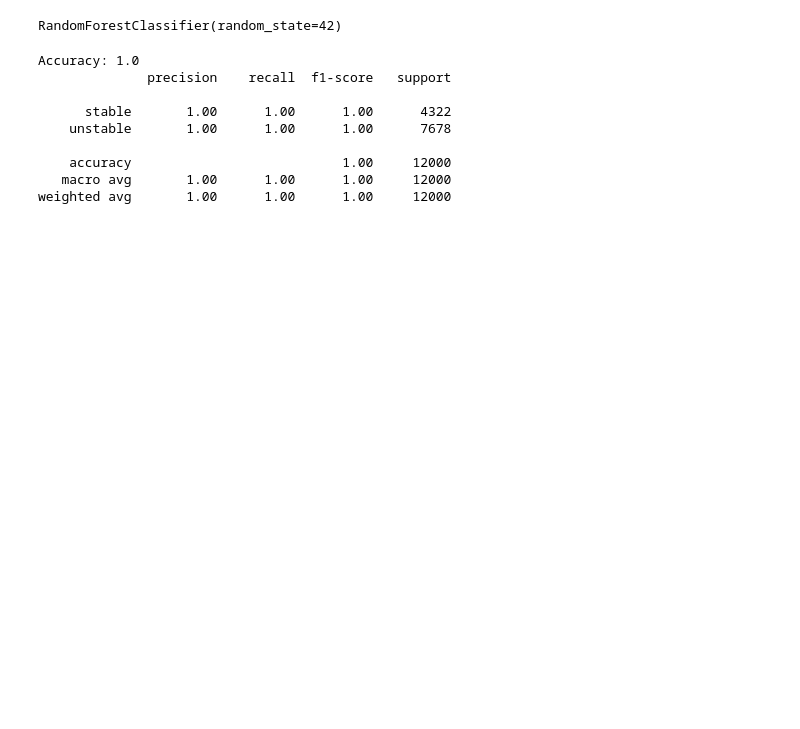
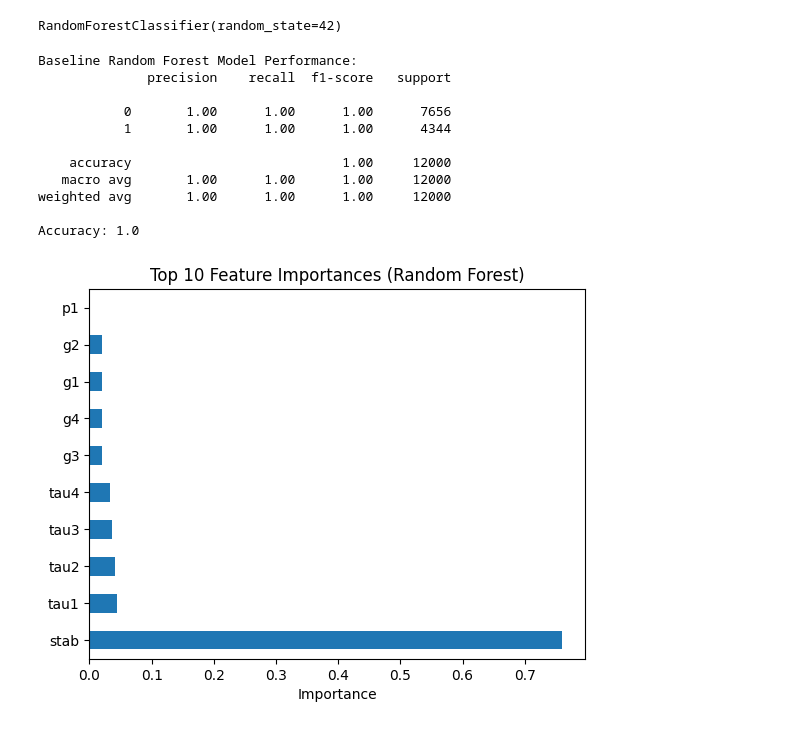
Before and after one commit to SachinRajput-SSR/Smart-Grid-Energy-Optimization, a Jupyter notebook: notebooks/01_data_exploration.ipynb, the cells around one changed output. Cells and saved outputs as stored; diff of their text form; code cells hidden in the pictures; blank space fills up the shorter version.

```diff
--- a/notebooks/01_data_exploration.ipynb
+++ b/notebooks/01_data_exploration.ipynb
@@ -36,0 +42,10 @@ data = data.drop_duplicates()
+# %%
+# 3. Data Cleaning
+print("\nMissing Values Per Column:")
+print(data.isnull().sum())
+data = data.drop_duplicates()
+print(f"Dataset shape after removing duplicates: {data.shape}")
+
+for col in data.select_dtypes(include=[np.number]).columns:
+    if data[col].isnull().sum() > 0:
+        data[col].fillna(data[col].median(), inplace=True)
@@ -37,4 +70,4 @@ data = data.drop_duplicates()
 # %%
-# 4. Define features and target
-X = data.drop('stabf', axis=1)
-y = data['stabf']
+# 4. Define Inputs and Output
+X = data.drop(columns=['stabf'])
+y = data['stabf'].map({'stable': 1, 'unstable': 0})  # Binary target
@@ -44,21 +74,42 @@ X_train, X_test, y_train, y_test = train_test_split(X, y, test_size=0.2, random_
+# %%
+# 5. Train-Test Split (80-20 stratified)
+X_train, X_test, y_train, y_test = train_test_split(
+    X, y, test_size=0.2, random_state=42, stratify=y
+)
+
+print("\nTraining set shape:", X_train.shape)
+print("Test set shape:", X_test.shape)
+print("Training Target Distribution:\n", y_train.value_counts())
+print("Test Target Distribution:\n", y_test.value_counts())
 # %%
-# 6. Select and train model (Random Forest)
-model = RandomForestClassifier(random_state=42)
+# 6. Baseline Model - Random Forest
+model = RandomForestClassifier(n_estimators=100, random_state=42)
 model.fit(X_train, y_train)
 # %% [output]
 RandomForestClassifier(random_state=42)
 # %%
 # 7. Predict and evaluate
 y_pred = model.predict(X_test)
+print("\nBaseline Random Forest Model Performance:")
+print(classification_report(y_test, y_pred))
 print("Accuracy:", accuracy_score(y_test, y_pred))
-print(classification_report(y_test, y_pred))
 # %% [output]
-Accuracy: 1.0
+Baseline Random Forest Model Performance:
               precision    recall  f1-score   support
 
-      stable       1.00      1.00      1.00      4322
-    unstable       1.00      1.00      1.00      7678
+           0       1.00      1.00      1.00      7656
+           1       1.00      1.00      1.00      4344
 
     accuracy                           1.00     12000
    macro avg       1.00      1.00      1.00     12000
 weighted avg       1.00      1.00      1.00     12000
+
+Accuracy: 1.0
+# %%
+feat_importances = pd.Series(model.feature_importances_, index=X_train.columns)
+feat_importances.nlargest(10).plot(kind='barh')
+plt.title('Top 10 Feature Importances (Random Forest)')
+plt.xlabel('Importance')
+plt.show()
+# %% [output]
+[figure, added]
```
Also changed, not shown: parts of 6 cells of this notebook.
